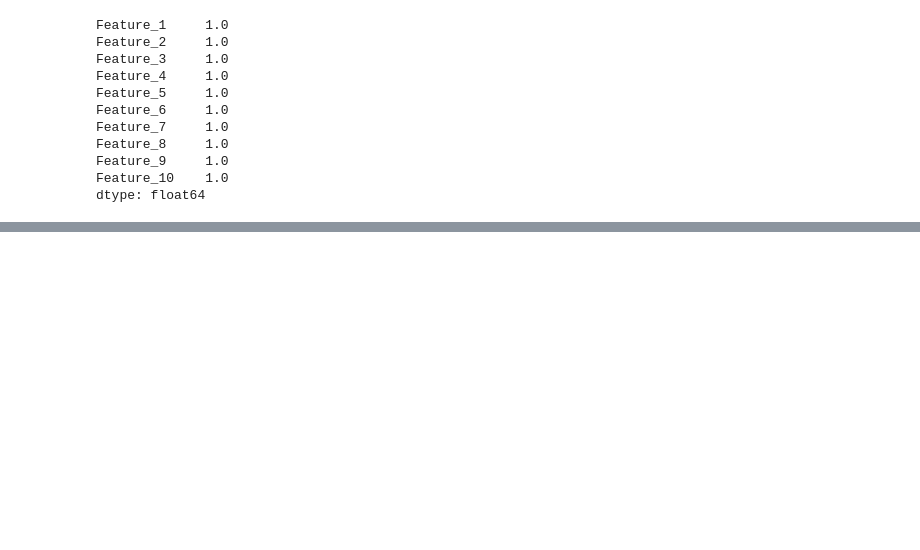
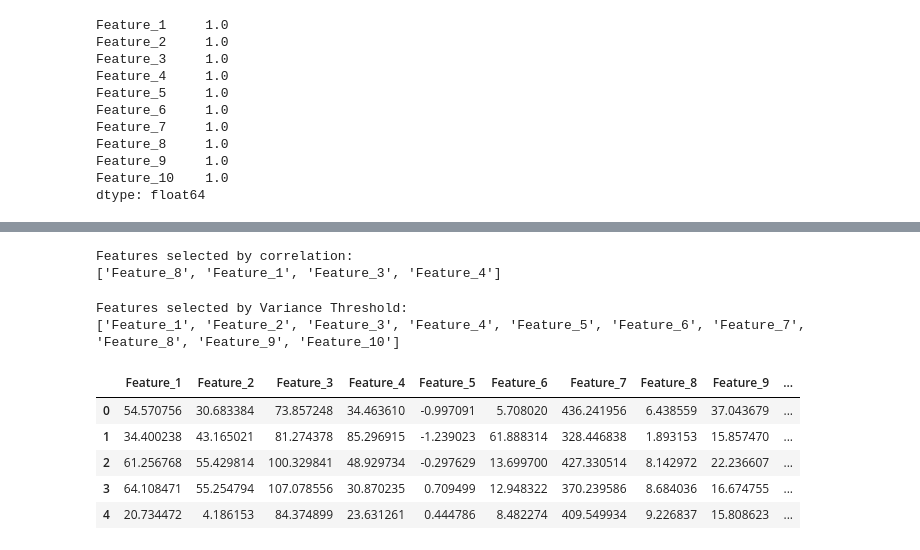
Before and after one commit to Adithya-Biju/MLAssessment, a Jupyter notebook: notebooks/feature_engineering.ipynb, the cells around one changed output, grey strips where cells are left out. Saved outputs shown, nothing was run; the diff lists cells and outputs as text; code cells hidden in the pictures; blank space fills up the shorter version.

```diff
--- a/notebooks/feature_engineering.ipynb
+++ b/notebooks/feature_engineering.ipynb
@@ -135,0 +165,47 @@ dtype: float64
+# %%
+correlation_threshold = 0.20
+
+selected_by_correlation = (
+    target_correlation[
+        abs(target_correlation) >= correlation_threshold
+    ]
+    .index
+    .tolist()
+)
+
+print("Features selected by correlation:")
+print(selected_by_correlation)
+# %% [output]
+Features selected by correlation:
+['Feature_8', 'Feature_1', 'Feature_3', 'Feature_4']
+# %%
+variance_selector = VarianceThreshold(
+    threshold=0.01
+)
+
+X_variance_array = variance_selector.fit_transform(X)
+# %%
+selected_by_variance = X.columns[
+    variance_selector.get_support()
+].tolist()
+
+print("Features selected by Variance Threshold:")
+print(selected_by_variance)
+# %% [output]
+Features selected by Variance Threshold:
+['Feature_1', 'Feature_2', 'Feature_3', 'Feature_4', 'Feature_5', 'Feature_6', 'Feature_7', 'Feature_8', 'Feature_9', 'Feature_10']
+# %%
+X_variance = pd.DataFrame(
+    X_variance_array,
+    columns=selected_by_variance,
+    index=X.index
+)
+
+display(X_variance.head())
+# %% [output]
+|  | Feature_1 | Feature_2 | Feature_3 | Feature_4 | Feature_5 | Feature_6 | Feature_7 | Feature_8 | Feature_9 | ... |
+| 0 | 54.570756 | 30.683384 | 73.857248 | 34.463610 | -0.997091 | 5.708020 | 436.241956 | 6.438559 | 37.043679 | ... |
+| 1 | 34.400238 | 43.165021 | 81.274378 | 85.296915 | -1.239023 | 61.888314 | 328.446838 | 1.893153 | 15.857470 | ... |
+| 2 | 61.256768 | 55.429814 | 100.329841 | 48.929734 | -0.297629 | 13.699700 | 427.330514 | 8.142972 | 22.236607 | ... |
+| 3 | 64.108471 | 55.254794 | 107.078556 | 30.870235 | 0.709499 | 12.948322 | 370.239586 | 8.684036 | 16.674755 | ... |
+| 4 | 20.734472 | 4.186153 | 84.374899 | 23.631261 | 0.444786 | 8.482274 | 409.549934 | 9.226837 | 15.808623 | ... |
```
Also changed, not shown: parts of 8 cells of this notebook, 1 other file.
